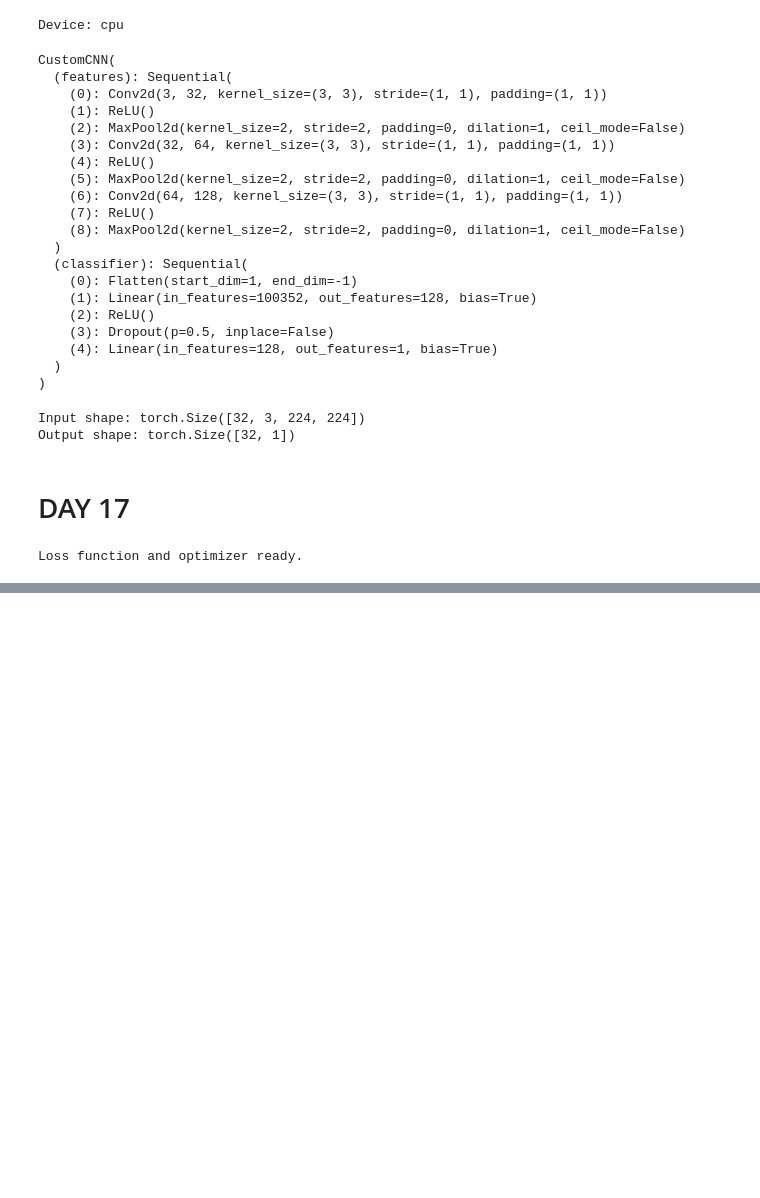
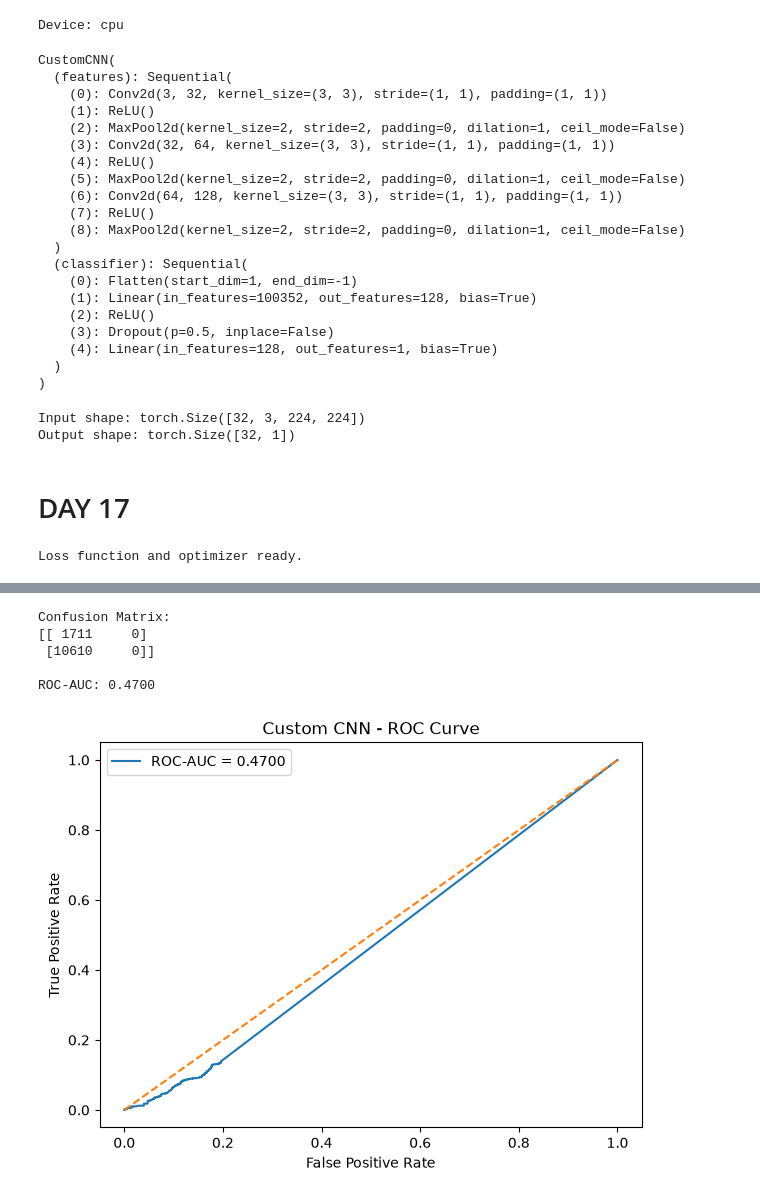
Before and after one commit to kumarhimanshu97834-art/Minor-Project, a Jupyter notebook: notebooks/03_baseline_cnn.ipynb, the cells around one changed output, grey strips where cells are left out. Saved outputs shown, nothing was run; the diff lists cells and outputs as text; code cells hidden in the pictures; blank space fills up the shorter version.

```diff
--- a/notebooks/03_baseline_cnn.ipynb
+++ b/notebooks/03_baseline_cnn.ipynb
@@ -514,0 +757,69 @@ print(f"Validation Accuracy: {val_acc:.4f}")
+# %%
+# ============================================================
+# DAY 21: CONFUSION MATRIX + ROC-AUC + ROC CURVE
+# ============================================================
+
+from sklearn.metrics import confusion_matrix, roc_auc_score, roc_curve
+import matplotlib.pyplot as plt
+
+# ------------------------------------------------------------
+# 1. Confusion Matrix
+# ------------------------------------------------------------
+
+cm = confusion_matrix(
+    all_labels,
+    all_predictions
+)
+
+print("Confusion Matrix:")
+print(cm)
+
+
+# ------------------------------------------------------------
+# 2. ROC-AUC Score
+# ------------------------------------------------------------
+
+roc_auc = roc_auc_score(
+    all_labels,
+    all_probabilities
+)
+
+print(f"\nROC-AUC: {roc_auc:.4f}")
+
+
+# ------------------------------------------------------------
+# 3. ROC Curve
+# ------------------------------------------------------------
+
+fpr, tpr, thresholds = roc_curve(
+    all_labels,
+    all_probabilities
+)
+
+plt.figure(figsize=(7, 5))
+
+plt.plot(
+    fpr,
+    tpr,
+    label=f"ROC-AUC = {roc_auc:.4f}"
+)
+
+plt.plot(
+    [0, 1],
+    [0, 1],
+    linestyle="--"
+)
+
+plt.xlabel("False Positive Rate")
+plt.ylabel("True Positive Rate")
+plt.title("Custom CNN - ROC Curve")
+
+plt.legend()
+plt.show()
+# %% [output]
+Confusion Matrix:
+[[ 1711     0]
+ [10610     0]]
+
+ROC-AUC: 0.4700
+[figure, added]
```
Also changed, not shown: parts of 12 cells of this notebook, 4 other files.
